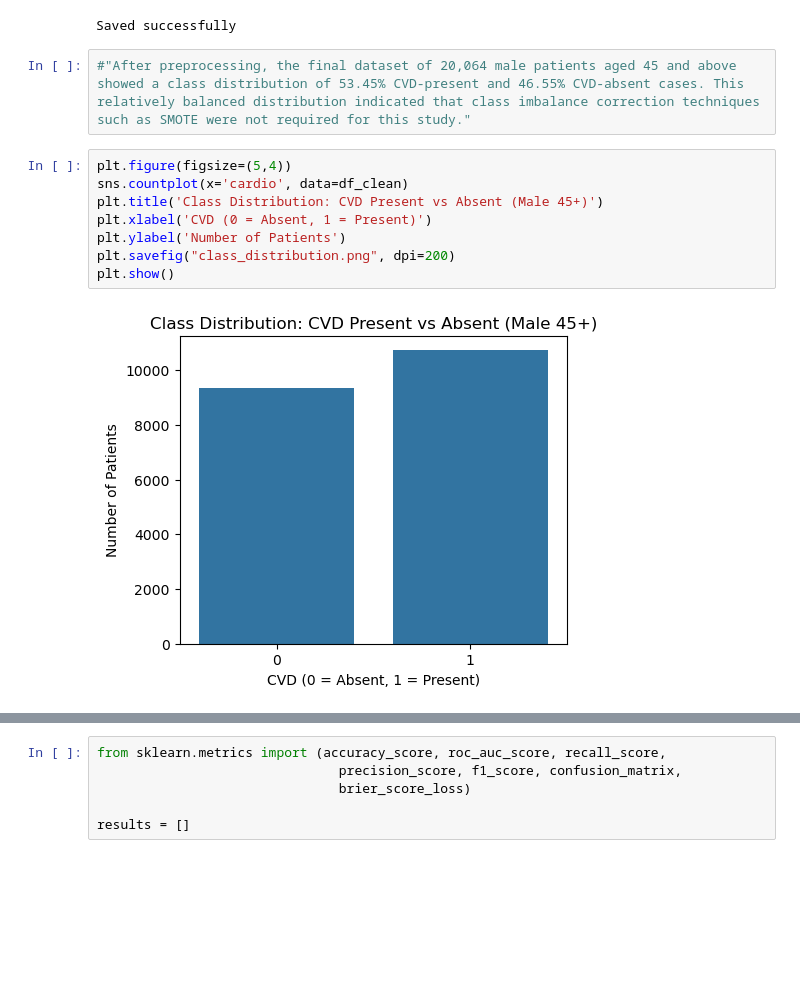
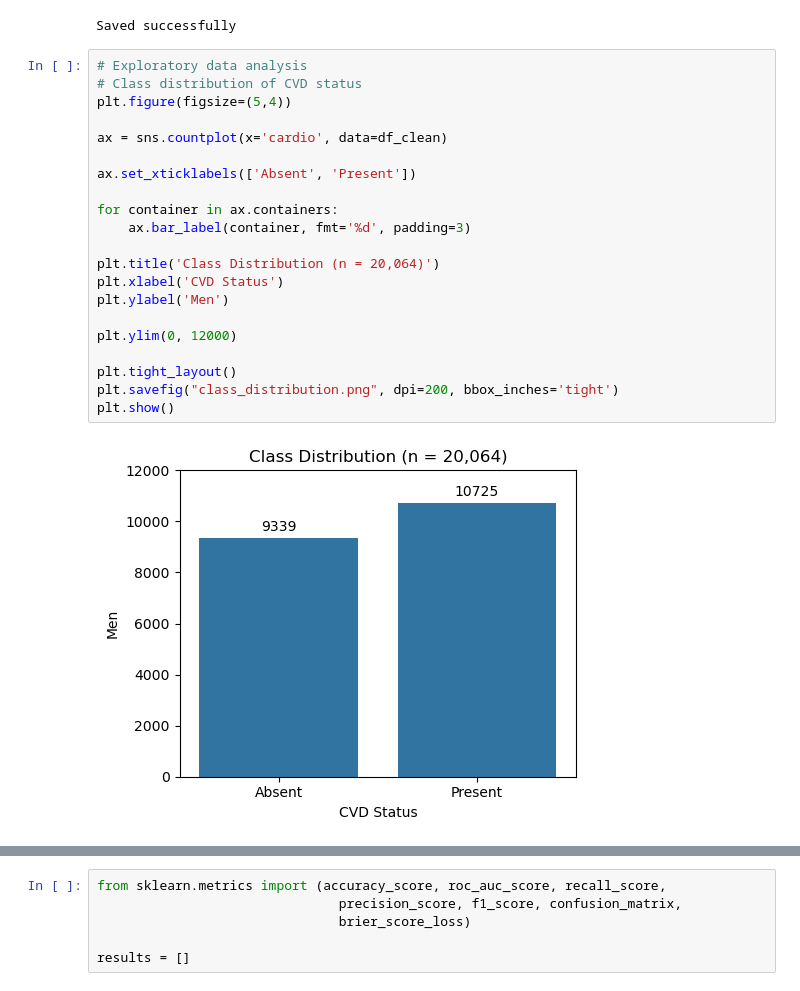
Before and after one commit to ashashrestha/Cardiovascular_disease, a Jupyter notebook: Primary_CVD.ipynb, the cells around one changed output, grey strips where cells are left out. Drawn from its saved outputs; the diff is of its cells as text; blank space fills up the shorter version.

```diff
--- a/Primary_CVD.ipynb
+++ b/Primary_CVD.ipynb
@@ -214,15 +224,26 @@ df_clean.to_csv("cvd_male45plus_clean_updated_BMI.csv", index=False)
 print("Saved successfully")
 # %% [output]
 Saved successfully
-# %%
-#"After preprocessing, the final dataset of 20,064 male patients aged 45 and above showed a class distribution of 53.45% CVD-present and 46.55% CVD-absent cases. This relatively balanced distribution indicated that class imbalance correction techniques such as SMOTE were not required for this study."
-# %%
-plt.figure(figsize=(5,4))
-sns.countplot(x='cardio', data=df_clean)
-plt.title('Class Distribution: CVD Present vs Absent (Male 45+)')
-plt.xlabel('CVD (0 = Absent, 1 = Present)')
-plt.ylabel('Number of Patients')
-plt.savefig("class_distribution.png", dpi=200)
-plt.show()
-# %% [output]
-[figure, removed]
+# %%
+# Exploratory data analysis
+# Class distribution of CVD status
+plt.figure(figsize=(5,4))
+
+ax = sns.countplot(x='cardio', data=df_clean)
+
+ax.set_xticklabels(['Absent', 'Present'])
+
+for container in ax.containers:
+    ax.bar_label(container, fmt='%d', padding=3)
+
+plt.title('Class Distribution (n = 20,064)')
+plt.xlabel('CVD Status')
+plt.ylabel('Men')
+
+plt.ylim(0, 12000)
+
+plt.tight_layout()
+plt.savefig("class_distribution.png", dpi=200, bbox_inches='tight')
+plt.show()
+# %% [output]
+[figure, added]
```
Also changed, not shown: parts of 78 cells of this notebook, 1 other file.
